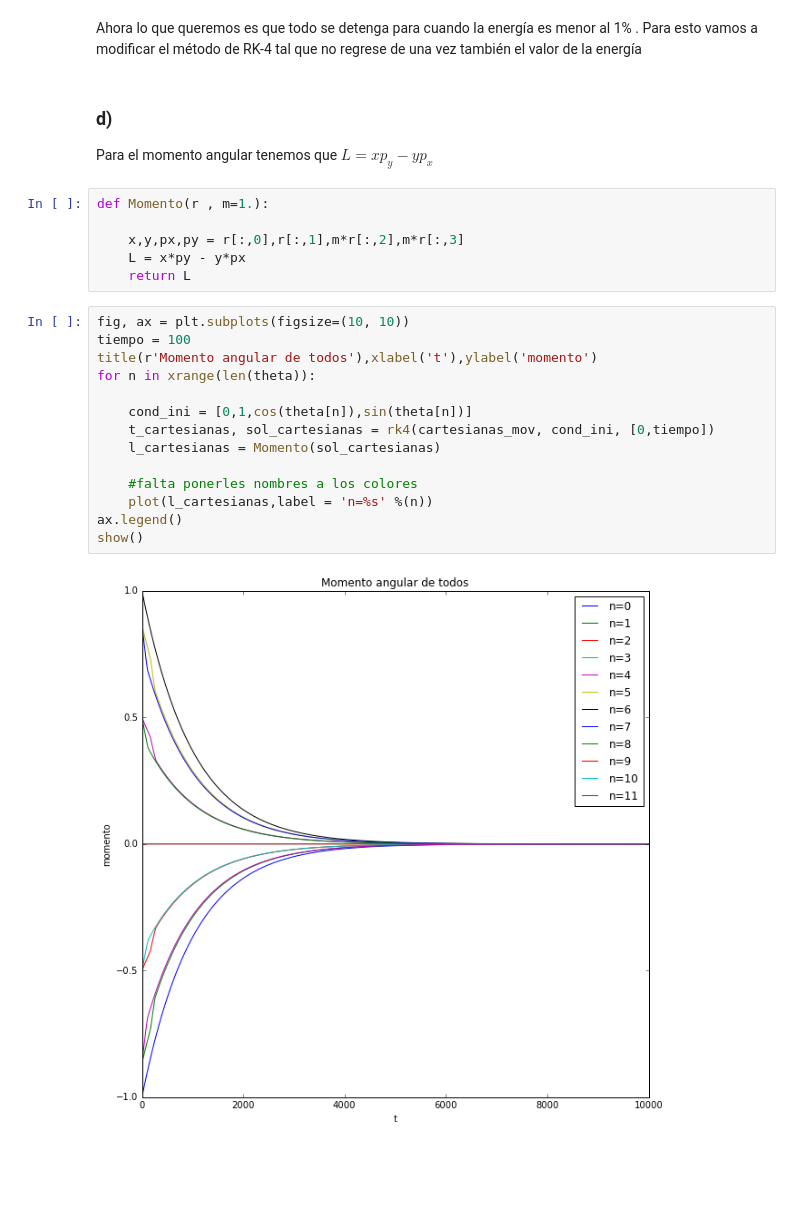
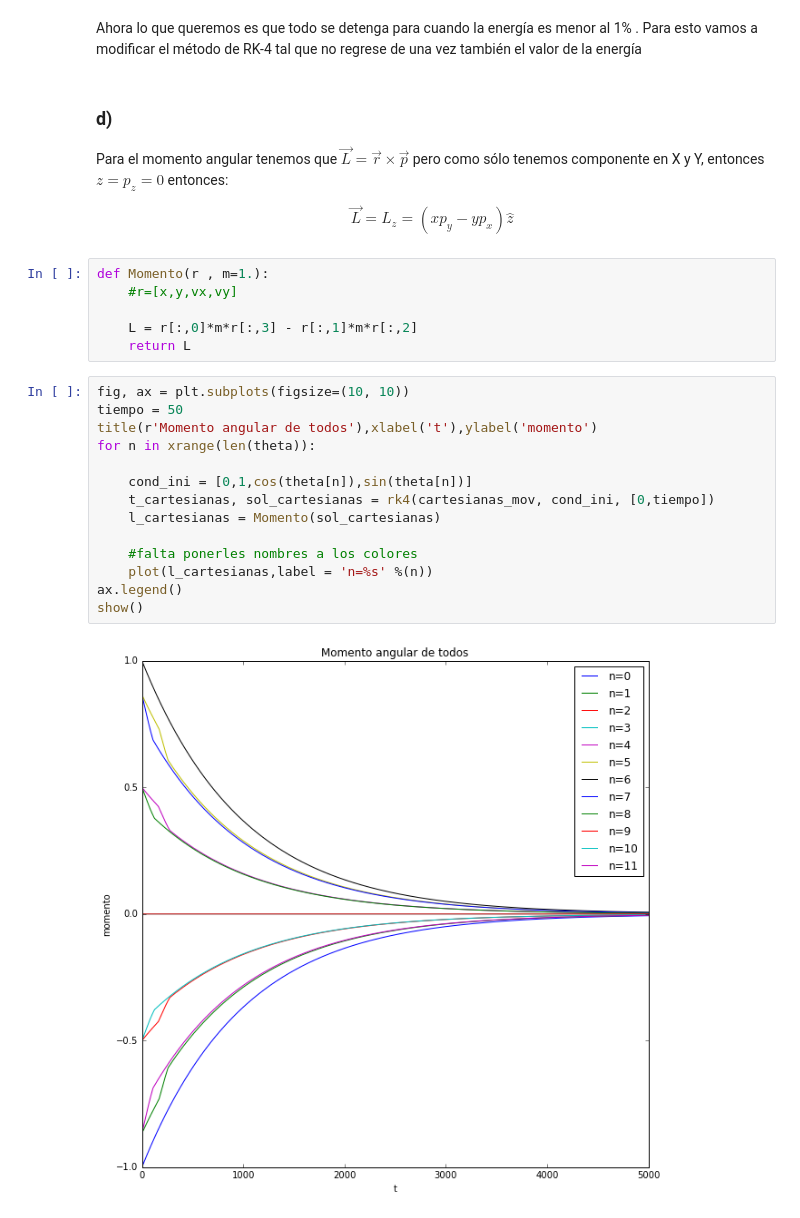
Before and after one commit to plascurain/fisicacomputacional, a Jupyter notebook: tareas/tareaexamen_1/Problema_1.ipynb, the cells around one changed output. Saved outputs shown, nothing was run; the diff lists cells and outputs as text; blank space fills up the shorter version.

```diff
--- a/tareas/tareaexamen_1/Problema_1.ipynb
+++ b/tareas/tareaexamen_1/Problema_1.ipynb
@@ -281,26 +281,30 @@ Ahora lo que queremos es que todo se detenga para cuando la energía es menor al
 # %% [markdown]
 ### d)
 
-Para el momento angular tenemos que $L = xp_y -yp_x $
+Para el momento angular tenemos que $\vec{L}=\vec{r} \times \vec{p} $ pero como sólo tenemos componente en X y Y, entonces $z=p_z=0$  entonces:
+
+$$
+\vec{L}=L_z=(xp_y-yp_x)\hat{z}
+$$
 # %%
 def Momento(r , m=1.):
+    #r=[x,y,vx,vy]
 
-    x,y,px,py = r[:,0],r[:,1],m*r[:,2],m*r[:,3]
-    L = x*py - y*px
+    L = r[:,0]*m*r[:,3] - r[:,1]*m*r[:,2]
     return L
 # %%
 fig, ax = plt.subplots(figsize=(10, 10))
-tiempo = 100
+tiempo = 50
 title(r'Momento angular de todos'),xlabel('t'),ylabel('momento')
 for n in xrange(len(theta)):
 
     cond_ini = [0,1,cos(theta[n]),sin(theta[n])]
     t_cartesianas, sol_cartesianas = rk4(cartesianas_mov, cond_ini, [0,tiempo])
     l_cartesianas = Momento(sol_cartesianas)
 
     #falta ponerles nombres a los colores
     plot(l_cartesianas,label = 'n=%s' %(n))
 ax.legend()
 show()
 # %% [output]
-[figure, old version]
+[figure, new version]
```
Also changed, not shown: parts of 8 cells of this notebook.
